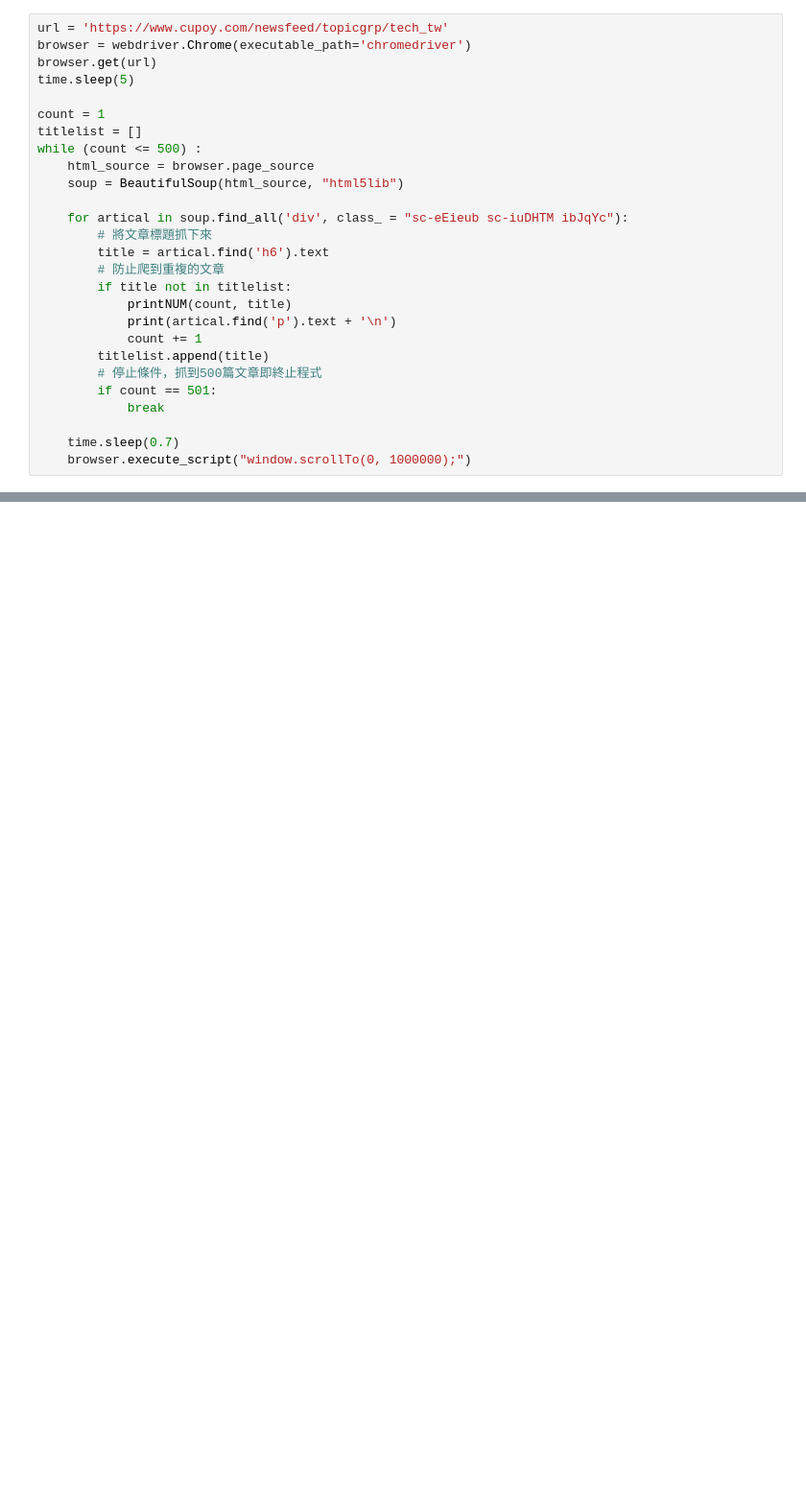
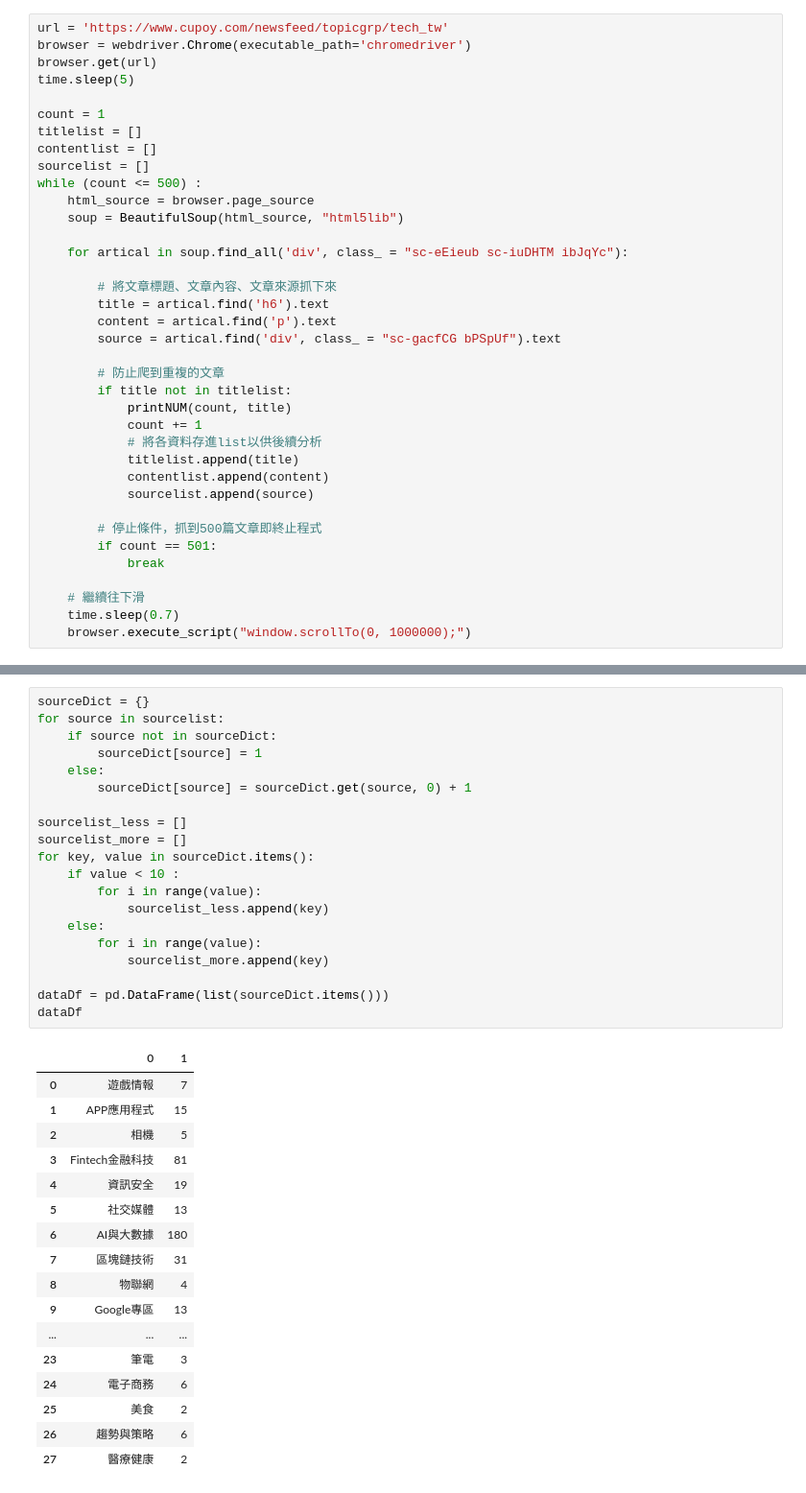
Before and after one commit to Ether-YiTseWu/1st-PyCrawlerMarathon, a Jupyter notebook: final project/Final Project.ipynb, the cells around one changed output, grey strips where cells are left out. Shown: that part at 96% size. Drawn from its saved outputs; the diff is of its cells as text; blank space fills up the shorter version.

```diff
--- a/final project/Final Project.ipynb
+++ b/final project/Final Project.ipynb
@@ -21,23 +23,33 @@ time.sleep(5)
 
 count = 1
 titlelist = []
+contentlist = []
+sourcelist = []
 while (count <= 500) :
     html_source = browser.page_source
     soup = BeautifulSoup(html_source, "html5lib")
 
     for artical in soup.find_all('div', class_ = "sc-eEieub sc-iuDHTM ibJqYc"):
-        # 將文章標題抓下來
+
+        # 將文章標題、文章內容、文章來源抓下來
         title = artical.find('h6').text
+        content = artical.find('p').text
+        source = artical.find('div', class_ = "sc-gacfCG bPSpUf").text
+
         # 防止爬到重複的文章
         if title not in titlelist:
             printNUM(count, title)
-            print(artical.find('p').text + '\n')
             count += 1
-        titlelist.append(title)
+            # 將各資料存進list以供後續分析
+            titlelist.append(title)
+            contentlist.append(content)
+            sourcelist.append(source)
+
         # 停止條件，抓到500篇文章即終止程式
         if count == 501:
             break
 
+    # 繼續往下滑
     time.sleep(0.7)
     browser.execute_script("window.scrollTo(0, 1000000);")
 # %% [output]
@@ -60,0 +73,38 @@ LinkedIn訓練卷積神經網路，偵測具有不當內容的會員個人檔案
+# %%
+sourceDict = {}
+for source in sourcelist:
+    if source not in sourceDict:
+        sourceDict[source] = 1
+    else:
+        sourceDict[source] = sourceDict.get(source, 0) + 1
+
+sourcelist_less = []
+sourcelist_more = []
+for key, value in sourceDict.items():
+    if value < 10 :
+        for i in range(value):
+            sourcelist_less.append(key)
+    else:
+        for i in range(value):
+            sourcelist_more.append(key)
+
+dataDf = pd.DataFrame(list(sourceDict.items()))
+dataDf
+# %% [output]
+|  | 0 | 1 |
+| 0 | 遊戲情報 | 7 |
+| 1 | APP應用程式 | 15 |
+| 2 | 相機 | 5 |
+| 3 | Fintech金融科技 | 81 |
+| 4 | 資訊安全 | 19 |
+| 5 | 社交媒體 | 13 |
+| 6 | AI與大數據 | 180 |
+| 7 | 區塊鏈技術 | 31 |
+| 8 | 物聯網 | 4 |
+| 9 | Google專區 | 13 |
+| ... | ... | ... |
+| 23 | 筆電 | 3 |
+| 24 | 電子商務 | 6 |
+| 25 | 美食 | 2 |
+| 26 | 趨勢與策略 | 6 |
+| 27 | 醫療健康 | 2 |
```
Also changed, not shown: parts of 4 cells of this notebook.
